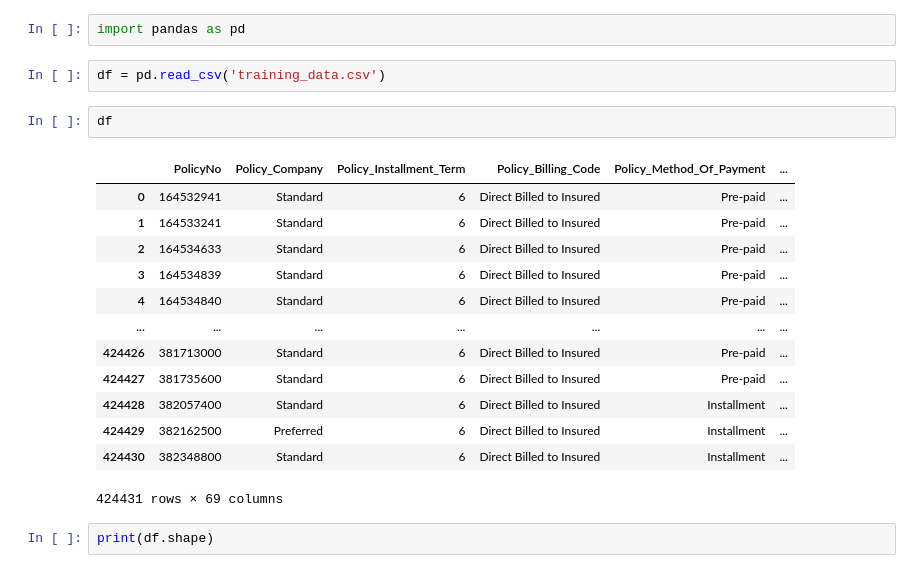
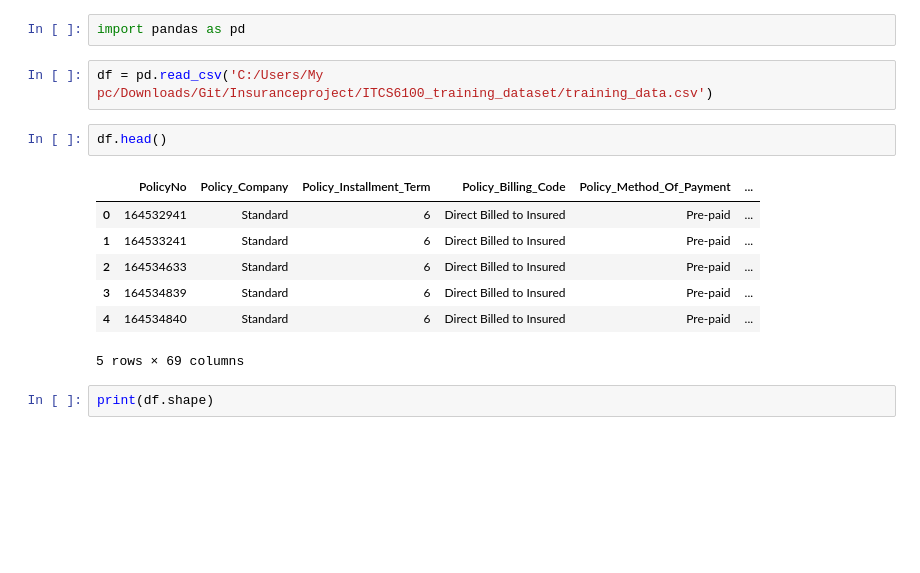
Before and after one commit to manojjanapala/Insuranceproject, a Jupyter notebook: Project_code.ipynb, the cells around one changed output. Cells and saved outputs as stored; diff of their text form; blank space fills up the shorter version.

```diff
--- a/Project_code.ipynb
+++ b/Project_code.ipynb
@@ -10,23 +10,17 @@ Drive already mounted at /content/gdrive; to attempt to forcibly remount, call d
 # %%
 import pandas as pd
 # %%
-df = pd.read_csv('training_data.csv')
+df = pd.read_csv('C:/Users/My pc/Downloads/Git/Insuranceproject/ITCS6100_training_dataset/training_data.csv')
 # %%
-df
+df.head()
 # %% [output]
 |  | PolicyNo | Policy_Company | Policy_Installment_Term | Policy_Billing_Code | Policy_Method_Of_Payment | ... |
 | 0 | 164532941 | Standard | 6 | Direct Billed to Insured | Pre-paid | ... |
 | 1 | 164533241 | Standard | 6 | Direct Billed to Insured | Pre-paid | ... |
 | 2 | 164534633 | Standard | 6 | Direct Billed to Insured | Pre-paid | ... |
 | 3 | 164534839 | Standard | 6 | Direct Billed to Insured | Pre-paid | ... |
 | 4 | 164534840 | Standard | 6 | Direct Billed to Insured | Pre-paid | ... |
-| ... | ... | ... | ... | ... | ... | ... |
-| 424426 | 381713000 | Standard | 6 | Direct Billed to Insured | Pre-paid | ... |
-| 424427 | 381735600 | Standard | 6 | Direct Billed to Insured | Pre-paid | ... |
-| 424428 | 382057400 | Standard | 6 | Direct Billed to Insured | Installment | ... |
-| 424429 | 382162500 | Preferred | 6 | Direct Billed to Insured | Installment | ... |
-| 424430 | 382348800 | Standard | 6 | Direct Billed to Insured | Installment | ... |
-424431 rows × 69 columns
+5 rows × 69 columns
 # %%
 print(df.shape)
 # %% [output]
```
Also changed, not shown: parts of 26 cells of this notebook, 1 other file.
